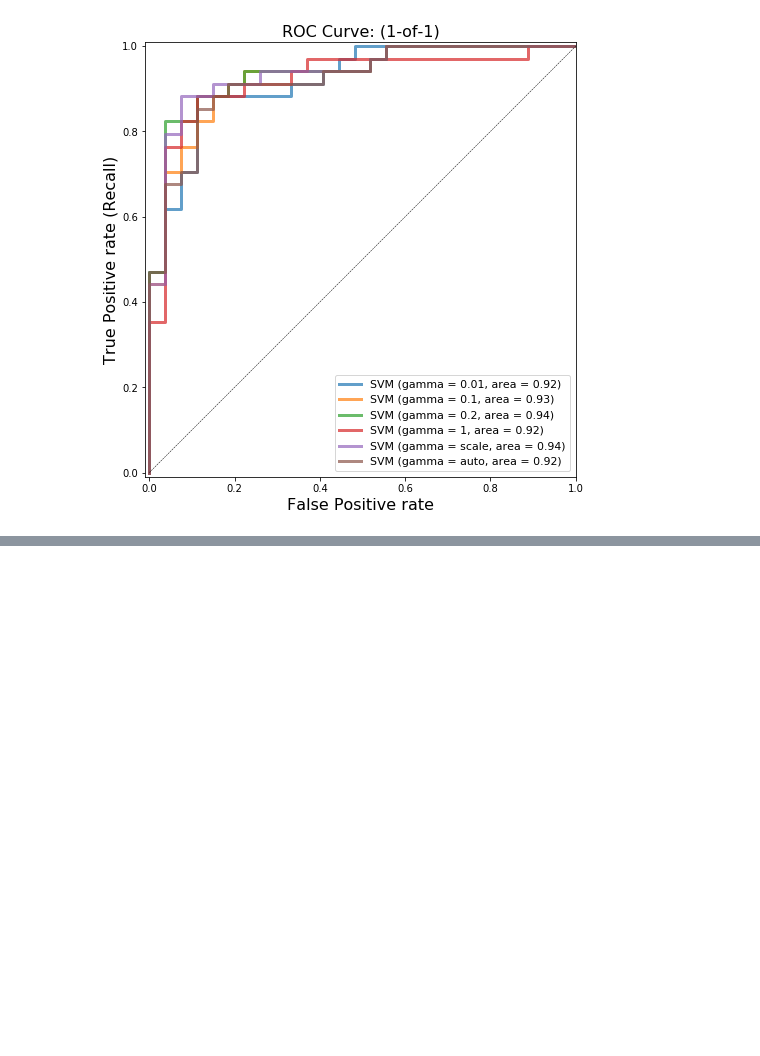
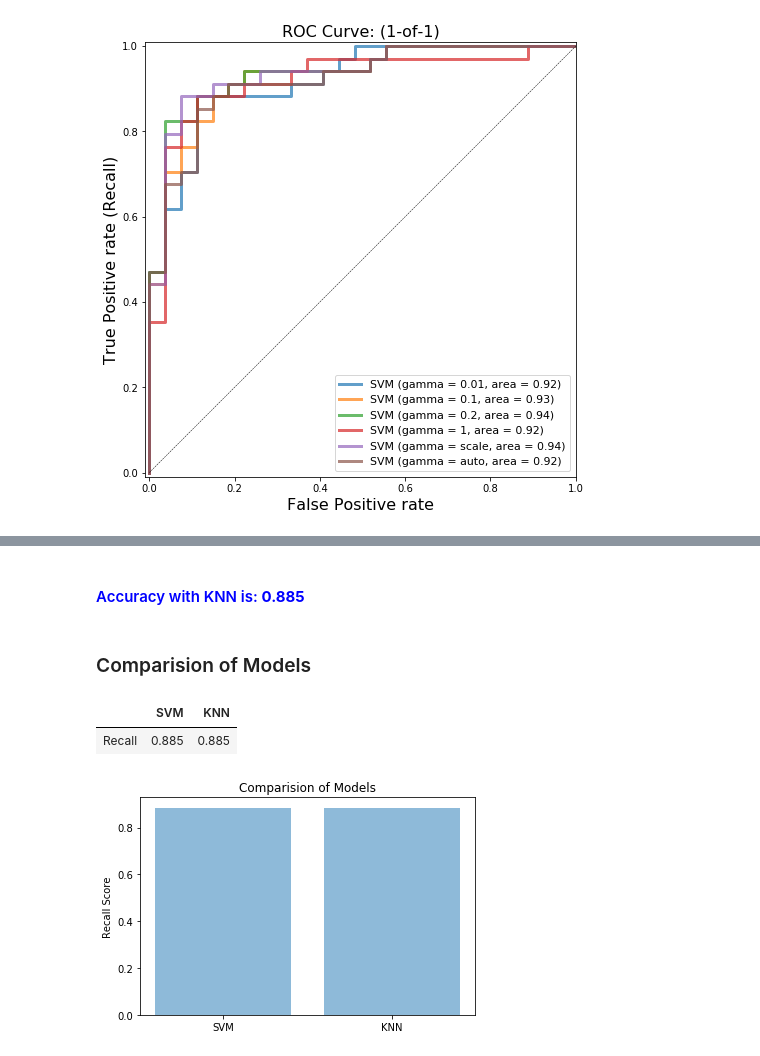
Before and after one commit to SonerAbay/heart-disease-detection, a Jupyter notebook: heart_disease.ipynb, the cells around one changed output, grey strips where cells are left out. Cells and saved outputs as stored; diff of their text form; code cells hidden in the pictures; blank space fills up the shorter version.

Commit message:
knn model has been added

```diff
--- a/heart_disease.ipynb
+++ b/heart_disease.ipynb
@@ -180,15 +181,17 @@ from sklearn.model_selection import train_test_split
 X_train, X_test, y_train, y_test = train_test_split(X, y, test_size = 0.2, random_state = 0)
 # %%
 from sklearn.svm import SVC
-from sklearn.metrics import classification_report, accuracy_score, confusion_matrix
+from sklearn.metrics import classification_report, accuracy_score, confusion_matrix, recall_score
 
 svc=SVC(kernel= 'rbf', gamma = 'scale' ,random_state=42)
 svc.fit(X_train, y_train)
+svm_pred = svc.predict(X_test)
 
-y_pred = svc.predict(X_test)
-print (classification_report(y_test, y_pred, labels=None, target_names=None, sample_weight=None, digits=2, output_dict=False))
-acc = accuracy_score(y_test, y_pred)
+# storing recall_score for later comparision
+svm_recall = round(recall_score(y_test,svm_pred,average='weighted'),3)
 
+print (classification_report(y_test, svm_pred, labels=None, target_names=None, sample_weight=None, digits=2, output_dict=False))
+acc = accuracy_score(y_test, svm_pred)
 print ("Accuracy: %.3f" % acc)
 # %% [output]
               precision    recall  f1-score   support
@@ -248,0 +286,22 @@ gamma = auto  accuracy = 0.87   AUC = 0.92
+# %% [markdown]
+#### <span style="color:blue">Accuracy with KNN is: **0.885** </span>
+# %% [markdown]
+### Comparision of Models
+# %%
+recall_dict = {'SVM':svm_recall,
+               'KNN': knn_recall}
+pr_df = pd.DataFrame(recall_dict,index=['Recall'])
+pr_df
+# %% [output]
+|  | SVM | KNN |
+| Recall | 0.885 | 0.885 |
+# %%
+y_pos = np.arange(len(recall_dict))
+plt.bar(y_pos, recall_dict.values(), align='center', alpha=0.5)
+plt.xticks(y_pos, recall_dict.keys())
+plt.ylabel('Recall Score')
+plt.title('Comparision of Models')
+
+plt.show()
+# %% [output]
+[figure, added]
```
Also changed, not shown: parts of 7 cells of this notebook.
